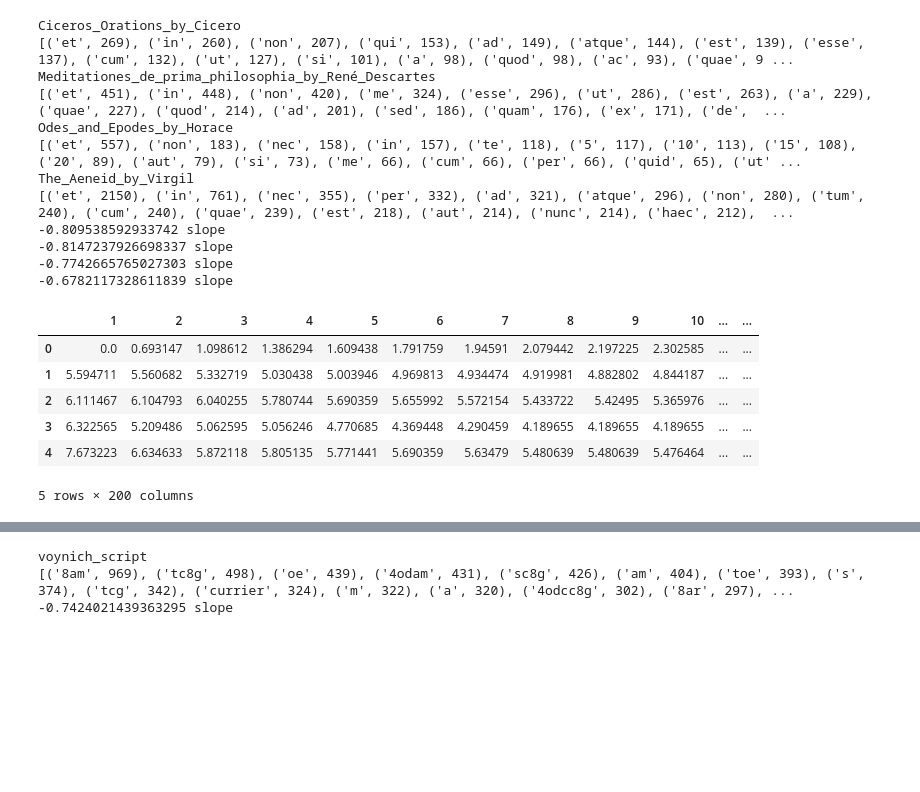
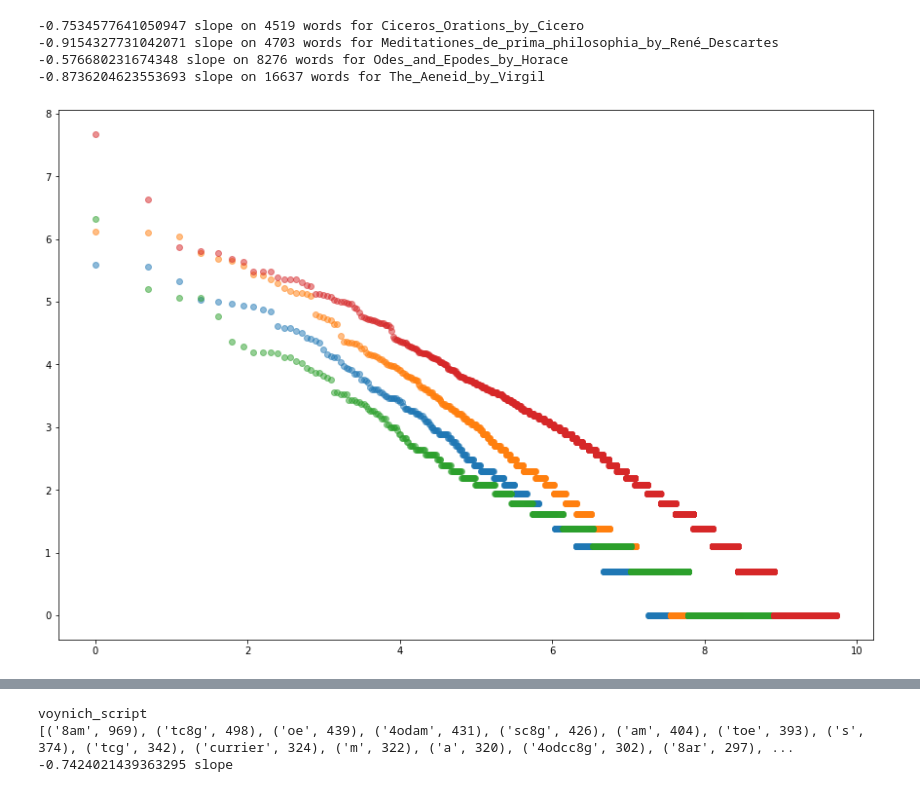
Before and after one commit to ccmerry/voynich_manuscript_text_analysis, a Jupyter notebook: book_analysis.ipynb, the cells around one changed output, grey strips where cells are left out. Drawn from its saved outputs; the diff is of its cells as text; code cells hidden in the pictures; blank space fills up the shorter version.

```diff
--- a/book_analysis.ipynb
+++ b/book_analysis.ipynb
@@ -331,27 +374,13 @@ pfit_slope(g_book_df)
 # %%
 l_book_d = create_book_dictionary('latin_books')
-l_book_df = create_common_df(200, l_book_d)
-pfit_slope(l_book_df)
-l_book_df.head()
+l_book_df = new_common_df(l_book_d)
+new_slope(l_book_df, l_book_d )
+plot_df(l_book_df)
 # %% [output]
-Ciceros_Orations_by_Cicero
-[('et', 269), ('in', 260), ('non', 207), ('qui', 153), ('ad', 149), ('atque', 144), ('est', 139), ('esse', 137), ('cum', 132), ('ut', 127), ('si', 101), ('a', 98), ('quod', 98), ('ac', 93), ('quae', 9 ...
-Meditationes_de_prima_philosophia_by_René_Descartes
-[('et', 451), ('in', 448), ('non', 420), ('me', 324), ('esse', 296), ('ut', 286), ('est', 263), ('a', 229), ('quae', 227), ('quod', 214), ('ad', 201), ('sed', 186), ('quam', 176), ('ex', 171), ('de',  ...
-Odes_and_Epodes_by_Horace
-[('et', 557), ('non', 183), ('nec', 158), ('in', 157), ('te', 118), ('5', 117), ('10', 113), ('15', 108), ('20', 89), ('aut', 79), ('si', 73), ('me', 66), ('cum', 66), ('per', 66), ('quid', 65), ('ut' ...
-The_Aeneid_by_Virgil
-[('et', 2150), ('in', 761), ('nec', 355), ('per', 332), ('ad', 321), ('atque', 296), ('non', 280), ('tum', 240), ('cum', 240), ('quae', 239), ('est', 218), ('aut', 214), ('nunc', 214), ('haec', 212),  ...
--0.809538592933742 slope
--0.8147237926698337 slope
--0.7742665765027303 slope
--0.6782117328611839 slope
+-0.7534577641050947 slope on 4519 words for Ciceros_Orations_by_Cicero
+-0.9154327731042071 slope on 4703 words for Meditationes_de_prima_philosophia_by_René_Descartes
+-0.576680231674348 slope on 8276 words for Odes_and_Epodes_by_Horace
+-0.8736204623553693 slope on 16637 words for The_Aeneid_by_Virgil
-|  | 1 | 2 | 3 | 4 | 5 | 6 | 7 | 8 | 9 | 10 | ... | ... |
-| 0 | 0.0 | 0.693147 | 1.098612 | 1.386294 | 1.609438 | 1.791759 | 1.94591 | 2.079442 | 2.197225 | 2.302585 | ... | ... |
-| 1 | 5.594711 | 5.560682 | 5.332719 | 5.030438 | 5.003946 | 4.969813 | 4.934474 | 4.919981 | 4.882802 | 4.844187 | ... | ... |
-| 2 | 6.111467 | 6.104793 | 6.040255 | 5.780744 | 5.690359 | 5.655992 | 5.572154 | 5.433722 | 5.42495 | 5.365976 | ... | ... |
-| 3 | 6.322565 | 5.209486 | 5.062595 | 5.056246 | 4.770685 | 4.369448 | 4.290459 | 4.189655 | 4.189655 | 4.189655 | ... | ... |
-| 4 | 7.673223 | 6.634633 | 5.872118 | 5.805135 | 5.771441 | 5.690359 | 5.63479 | 5.480639 | 5.480639 | 5.476464 | ... | ... |
-5 rows × 200 columns
+[figure, added]
 # %%
 le_book_d = create_book_dictionary('latin_english_books')
```
Also changed, not shown: parts of 18 cells of this notebook.
